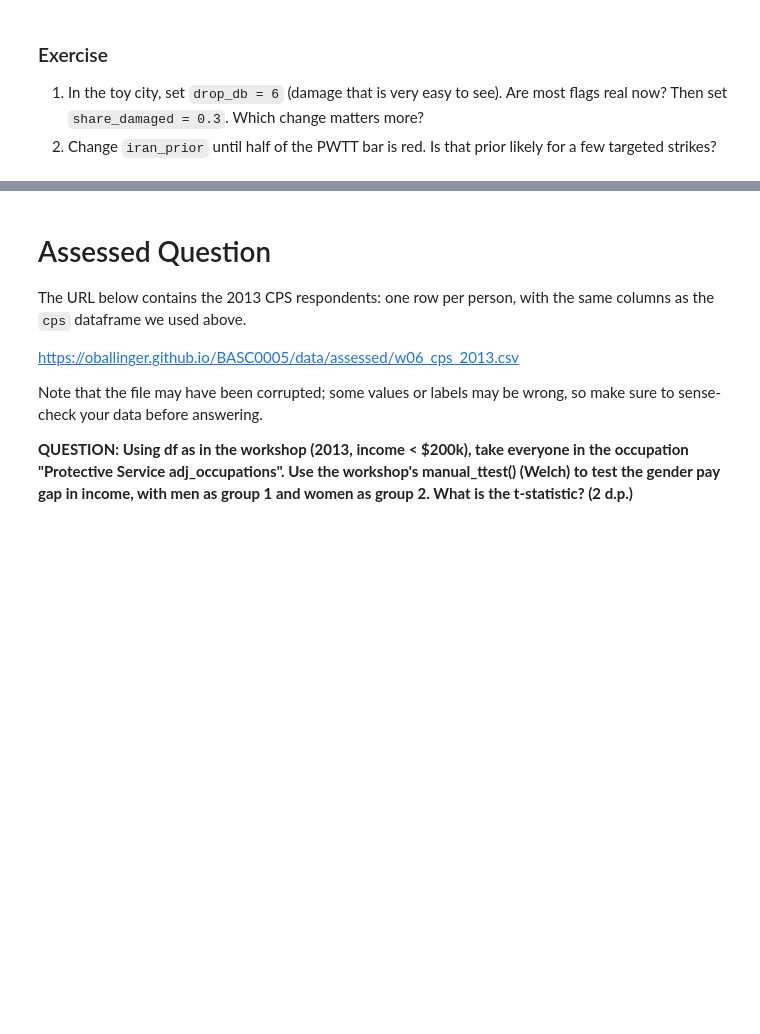
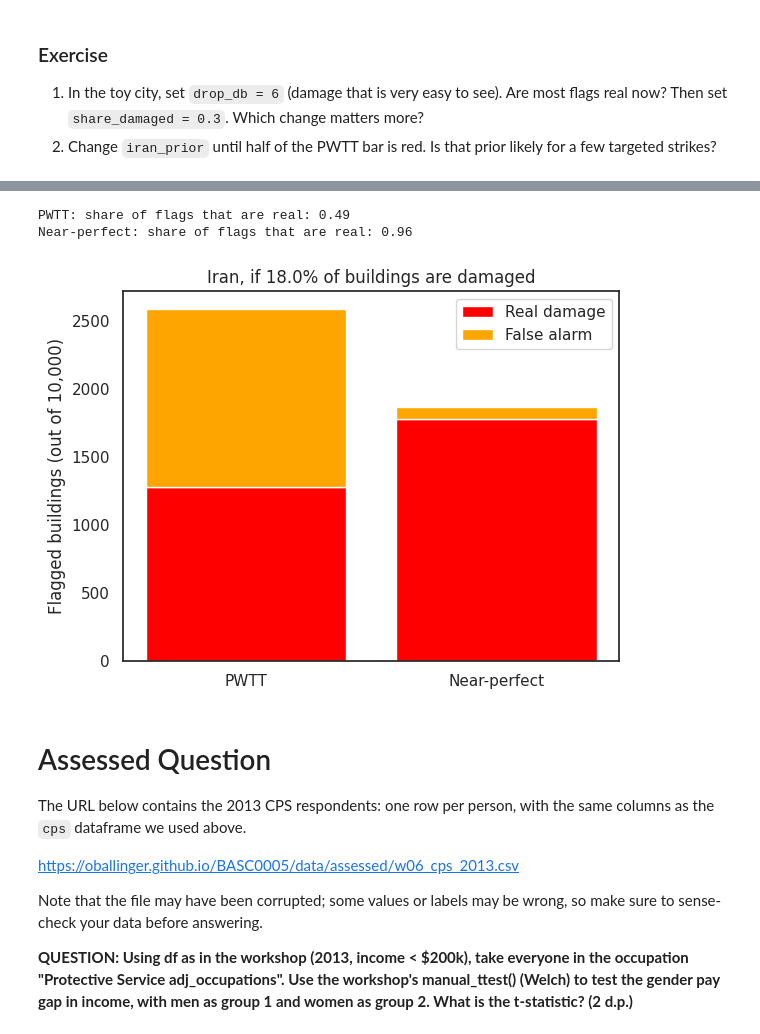
Before and after one commit to mao-gh/QM2, a Jupyter notebook: notebooks/W06. Hypothesis Testing.ipynb, the cells around one changed output, grey strips where cells are left out. Cells and saved outputs as stored; diff of their text form; code cells hidden in the pictures; blank space fills up the shorter version.

```diff
--- a/notebooks/W06. Hypothesis Testing.ipynb
+++ b/notebooks/W06. Hypothesis Testing.ipynb
@@ -303,3 +347,32 @@ Near-perfect: share of flags that are real: 0.5
+# %%
+# ---- Change this and run the cell again ----
+iran_prior = 0.18  # your guess: the share of buildings damaged in the area you map
+# --------------------------------------------
+
+buildings = 10000                                  # imagine an area with 10,000 buildings
+damaged = iran_prior * buildings                   # the number of damaged buildings
+intact = buildings - damaged                       # the number of intact buildings
+
+pwtt_real = 0.71 * damaged                         # the PWTT finds 71% of damaged buildings
+pwtt_false = 0.16 * intact                         # the PWTT flags 16% of intact buildings (false alarms)
+
+best_real = 0.99 * damaged                         # a near-perfect detector finds 99% of damaged buildings
+best_false = 0.01 * intact                         # and flags only 1% of intact buildings
+
+print("PWTT: share of flags that are real:", round(pwtt_real / (pwtt_real + pwtt_false), 2))          # real / all flags
+print("Near-perfect: share of flags that are real:", round(best_real / (best_real + best_false), 2))  # real / all flags
+
+detectors = ["PWTT", "Near-perfect"]               # the names of the two bars
+plt.bar(detectors, [pwtt_real, best_real], color="red", label="Real damage")    # the red part of each bar
+plt.bar(detectors, [pwtt_false, best_false], bottom=[pwtt_real, best_real], color="orange", label="False alarm")   # orange on top
+plt.ylabel("Flagged buildings (out of 10,000)")    # label the y-axis
+plt.title("Iran, if " + str(iran_prior * 100) + "% of buildings are damaged")   # the title shows your prior
+plt.legend()                                       # show the labels
+plt.show()                                         # draw the plot
+# %% [output]
+PWTT: share of flags that are real: 0.49
+Near-perfect: share of flags that are real: 0.96
+[figure, added]
 # %% [markdown]
 # Assessed Question
 
```
Also changed, not shown: parts of 9 cells of this notebook.
